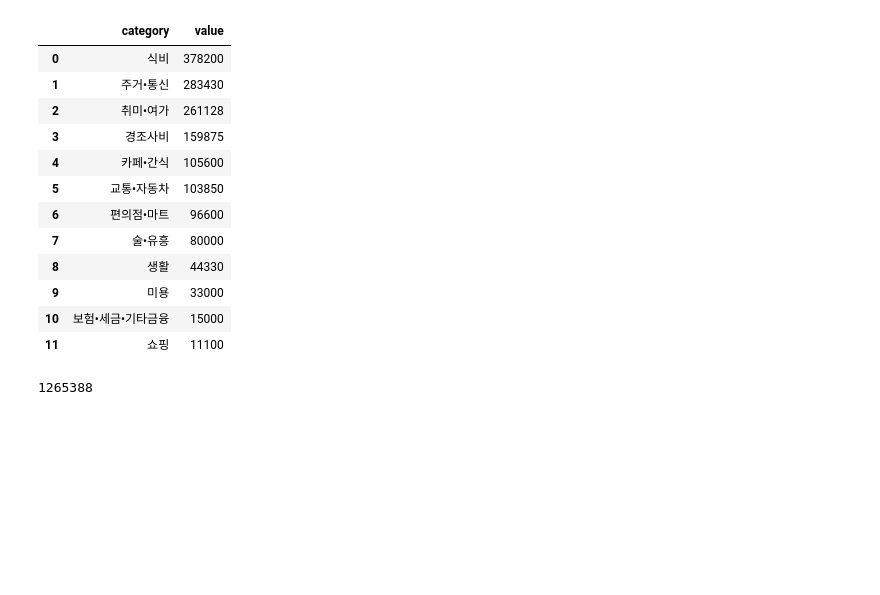
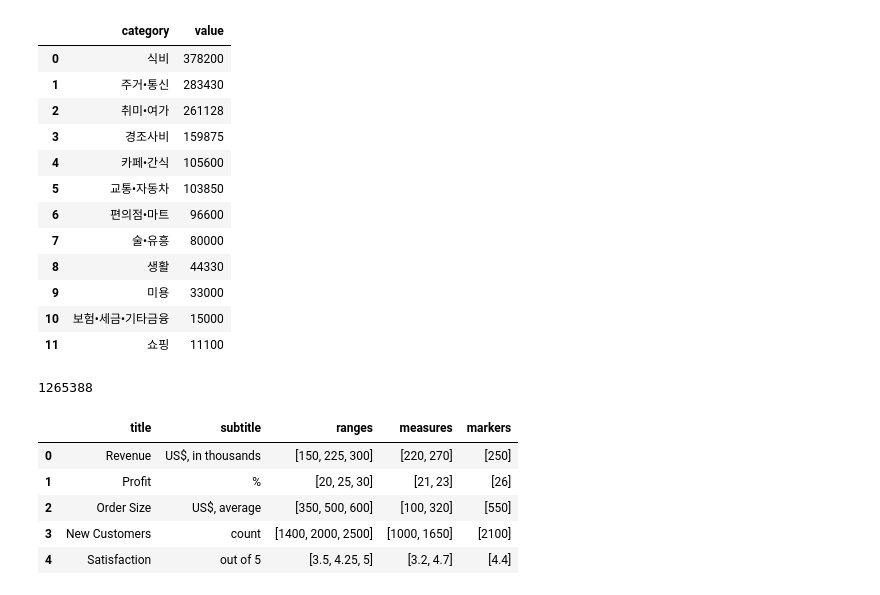
Before and after one commit to Mato-Park/Mato_Projects, a Jupyter notebook: Ledger/test.ipynb, the cells around one changed output. Saved outputs shown, nothing was run; the diff lists cells and outputs as text; code cells hidden in the pictures; blank space fills up the shorter version.

Commit message:
making bullet chart by plotly go

```diff
--- a/Ledger/test.ipynb
+++ b/Ledger/test.ipynb
@@ -410,0 +435,13 @@ results[0][0]
+# %%
+# import plotly.plotly as py
+import plotly.figure_factory as ff
+
+import pandas as pd
+
+data = pd.read_json('https://cdn.rawgit.com/plotly/datasets/master/BulletData.json')
+
+fig = ff.create_bullet(
+    data, markers='markers', measures='measures',
+    ranges='ranges', subtitles='subtitle', titles='title',
+)
+# py.iplot(fig, filename='bullet chart from a dataframe')
@@ -410,0 +450,9 @@ results[0][0]
+# %%
+data
+# %% [output]
+|  | title | subtitle | ranges | measures | markers |
+| 0 | Revenue | US$, in thousands | [150, 225, 300] | [220, 270] | [250] |
+| 1 | Profit | % | [20, 25, 30] | [21, 23] | [26] |
+| 2 | Order Size | US$, average | [350, 500, 600] | [100, 320] | [550] |
+| 3 | New Customers | count | [1400, 2000, 2500] | [1000, 1650] | [2100] |
+| 4 | Satisfaction | out of 5 | [3.5, 4.25, 5] | [3.2, 4.7] | [4.4] |
```
Also changed, not shown: parts of 13 cells of this notebook, 1 other file.
